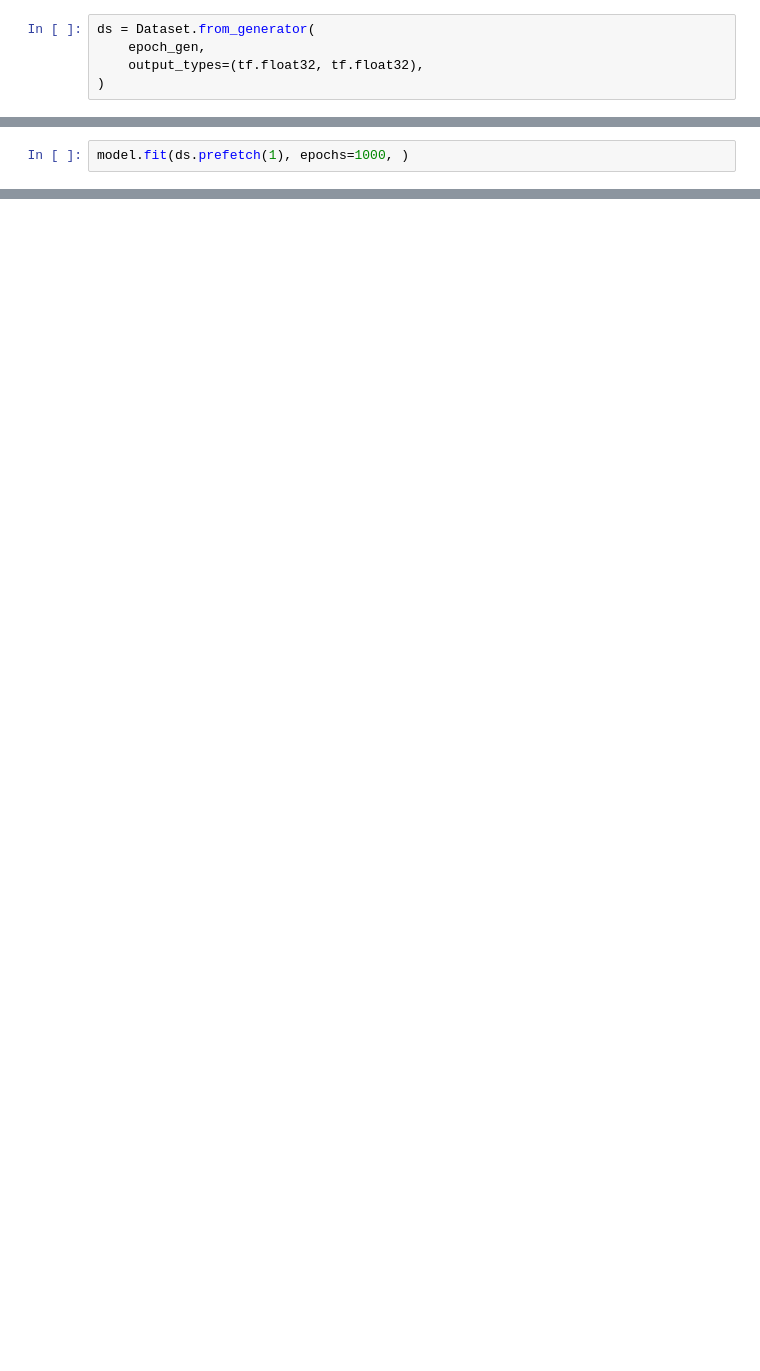
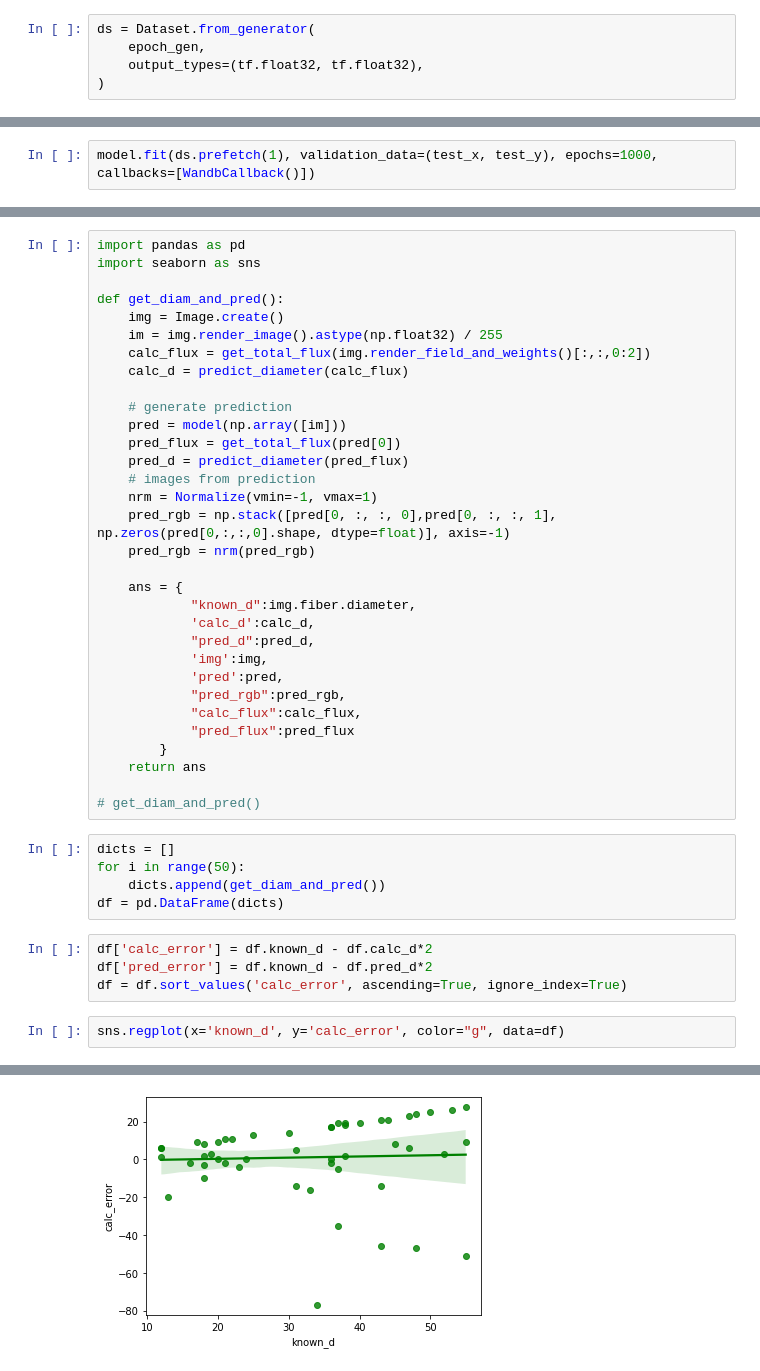
Before and after one commit to yaelsuarez/diameterY, a Jupyter notebook: scratch/model.ipynb, the cells around one changed output, grey strips where cells are left out. Saved outputs shown, nothing was run; the diff lists cells and outputs as text; blank space fills up the shorter version.

```diff
--- a/scratch/model.ipynb
+++ b/scratch/model.ipynb
@@ -157,2 +315,2 @@ for i in test_set_ds.as_numpy_iterator():
 # %%
-model.fit(ds.prefetch(1), epochs=1000, )
+model.fit(ds.prefetch(1), validation_data=(test_x, test_y), epochs=1000, callbacks=[WandbCallback()])
@@ -160,0 +358,44 @@ model.save("20220313-300epochs")
+# %%
+import pandas as pd
+import seaborn as sns
+
+def get_diam_and_pred():
+    img = Image.create()
+    im = img.render_image().astype(np.float32) / 255
+    calc_flux = get_total_flux(img.render_field_and_weights()[:,:,0:2])
+    calc_d = predict_diameter(calc_flux)
+
+    # generate prediction
+    pred = model(np.array([im]))
+    pred_flux = get_total_flux(pred[0])
+    pred_d = predict_diameter(pred_flux)
+    # images from prediction
+    nrm = Normalize(vmin=-1, vmax=1)
+    pred_rgb = np.stack([pred[0, :, :, 0],pred[0, :, :, 1], np.zeros(pred[0,:,:,0].shape, dtype=float)], axis=-1)
+    pred_rgb = nrm(pred_rgb)
+
+    ans = {
+            "known_d":img.fiber.diameter,
+            'calc_d':calc_d,
+            "pred_d":pred_d,
+            'img':img,
+            'pred':pred,
+            "pred_rgb":pred_rgb,
+            "calc_flux":calc_flux,
+            "pred_flux":pred_flux
+        }
+    return ans
+
+# get_diam_and_pred()
+# %%
+dicts = []
+for i in range(50):
+    dicts.append(get_diam_and_pred())
+df = pd.DataFrame(dicts)
+# %%
+df['calc_error'] = df.known_d - df.calc_d*2
+df['pred_error'] = df.known_d - df.pred_d*2
+df = df.sort_values('calc_error', ascending=True, ignore_index=True)
+# %%
+sns.regplot(x='known_d', y='calc_error', color="g", data=df)
+# %% [output]
@@ -160,0 +403 @@ model.save("20220313-300epochs")
+[figure, added]
```
Also changed, not shown: parts of 30 cells of this notebook, 5 other files.
